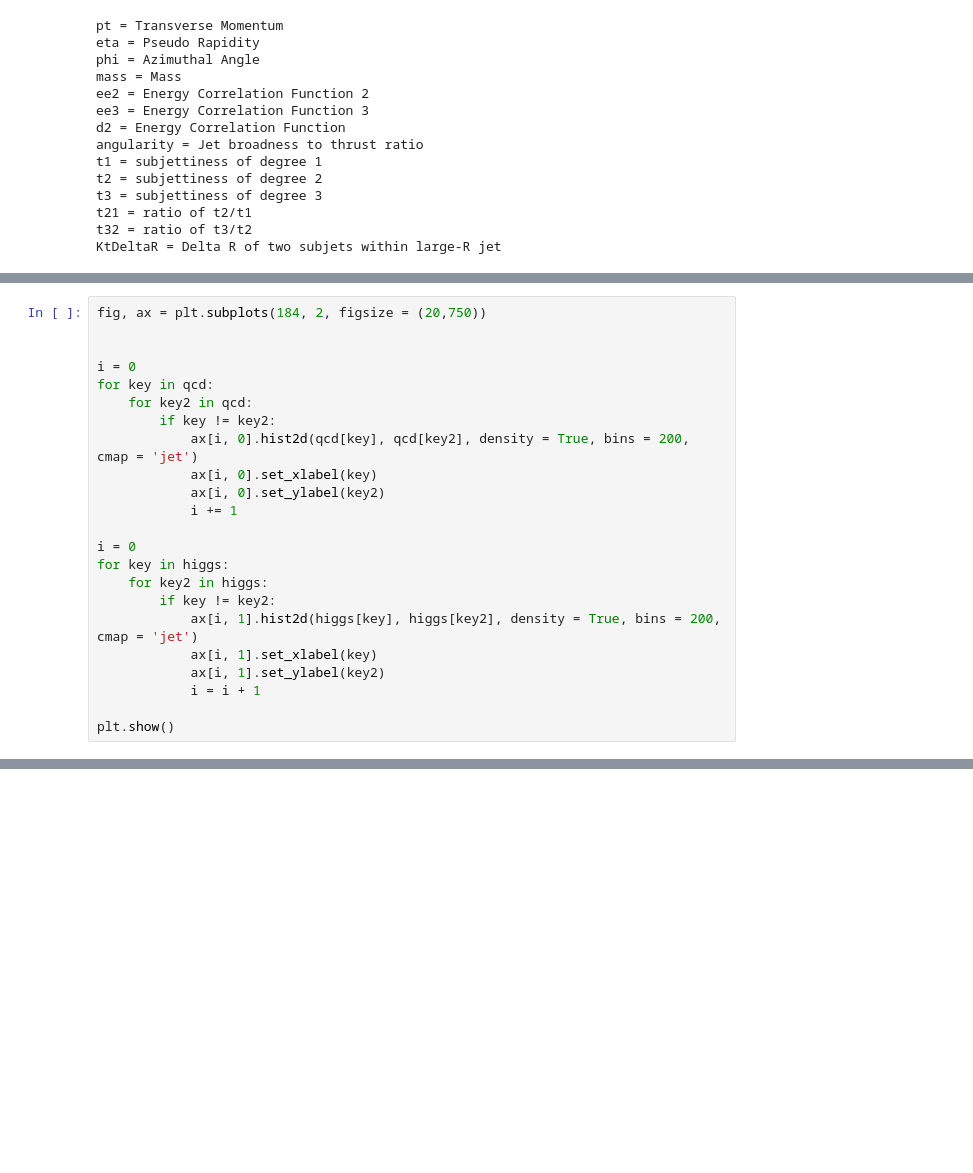
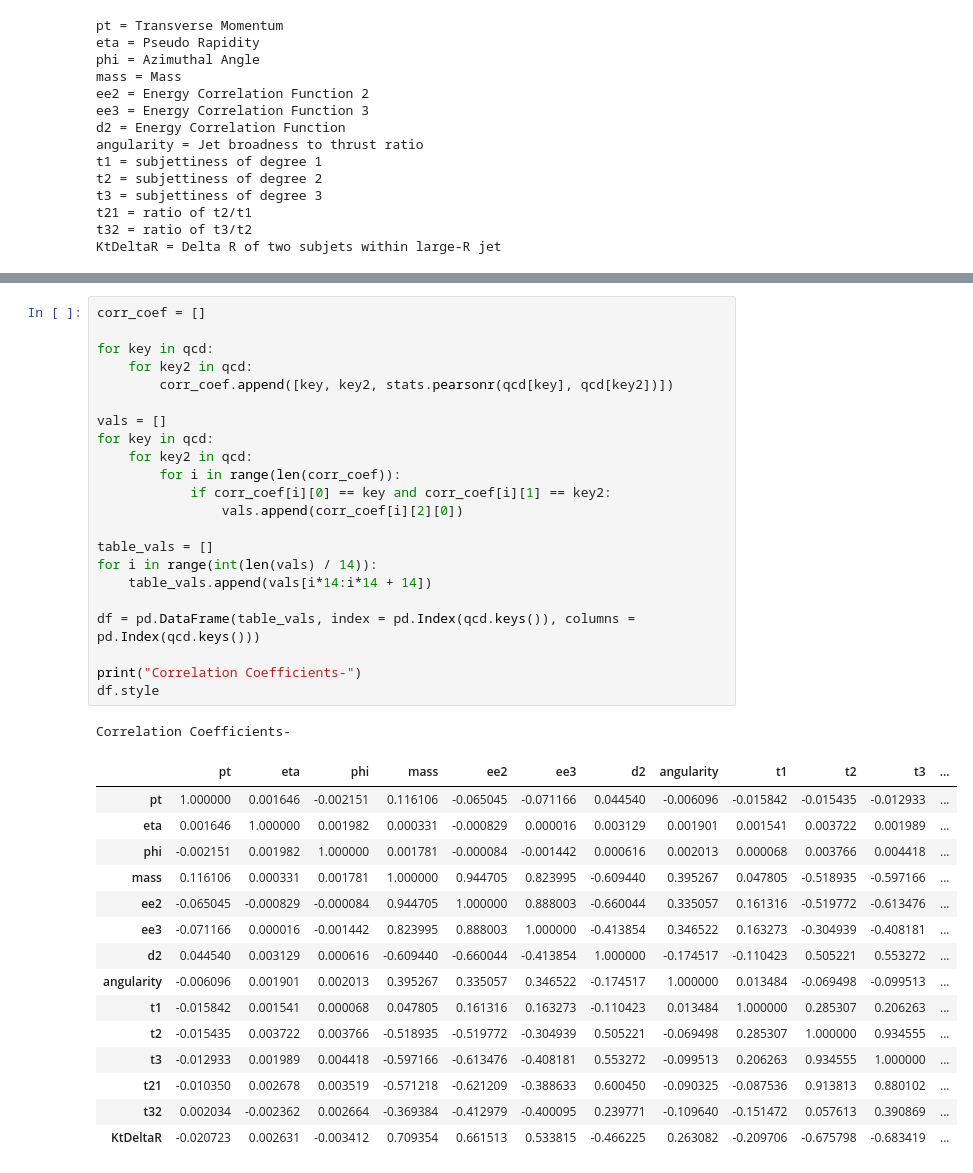
Before and after one commit to jarods00/PHYS434, a Jupyter notebook: Lab 5.ipynb, the cells around one changed output, grey strips where cells are left out. Cells and saved outputs as stored; diff of their text form; blank space fills up the shorter version.

```diff
--- a/Lab 5.ipynb
+++ b/Lab 5.ipynb
@@ -63,23 +100,0 @@ for key in higgs:
-# %%
-fig, ax = plt.subplots(184, 2, figsize = (20,750))
-
-
-i = 0
-for key in qcd:
-    for key2 in qcd:
-        if key != key2:
-            ax[i, 0].hist2d(qcd[key], qcd[key2], density = True, bins = 200, cmap = 'jet')
-            ax[i, 0].set_xlabel(key)
-            ax[i, 0].set_ylabel(key2)
-            i += 1
-
-i = 0
-for key in higgs:
-    for key2 in higgs:
-        if key != key2:
-            ax[i, 1].hist2d(higgs[key], higgs[key2], density = True, bins = 200, cmap = 'jet')
-            ax[i, 1].set_xlabel(key)
-            ax[i, 1].set_ylabel(key2)
-            i = i + 1
-
-plt.show()
@@ -219,0 +101,39 @@ plt.show()
+# %%
+corr_coef = []
+
+for key in qcd:
+    for key2 in qcd:
+        corr_coef.append([key, key2, stats.pearsonr(qcd[key], qcd[key2])])
+
+vals = []
+for key in qcd:
+    for key2 in qcd:
+        for i in range(len(corr_coef)):
+            if corr_coef[i][0] == key and corr_coef[i][1] == key2:
+                vals.append(corr_coef[i][2][0])
+
+table_vals = []
+for i in range(int(len(vals) / 14)):
+    table_vals.append(vals[i*14:i*14 + 14])
+
+df = pd.DataFrame(table_vals, index = pd.Index(qcd.keys()), columns = pd.Index(qcd.keys()))
+
+print("Correlation Coefficients-")
+df.style
+# %% [output]
+Correlation Coefficients-
+|  | pt | eta | phi | mass | ee2 | ee3 | d2 | angularity | t1 | t2 | t3 | ... |
+| pt | 1.000000 | 0.001646 | -0.002151 | 0.116106 | -0.065045 | -0.071166 | 0.044540 | -0.006096 | -0.015842 | -0.015435 | -0.012933 | ... |
+| eta | 0.001646 | 1.000000 | 0.001982 | 0.000331 | -0.000829 | 0.000016 | 0.003129 | 0.001901 | 0.001541 | 0.003722 | 0.001989 | ... |
+| phi | -0.002151 | 0.001982 | 1.000000 | 0.001781 | -0.000084 | -0.001442 | 0.000616 | 0.002013 | 0.000068 | 0.003766 | 0.004418 | ... |
+| mass | 0.116106 | 0.000331 | 0.001781 | 1.000000 | 0.944705 | 0.823995 | -0.609440 | 0.395267 | 0.047805 | -0.518935 | -0.597166 | ... |
+| ee2 | -0.065045 | -0.000829 | -0.000084 | 0.944705 | 1.000000 | 0.888003 | -0.660044 | 0.335057 | 0.161316 | -0.519772 | -0.613476 | ... |
+| ee3 | -0.071166 | 0.000016 | -0.001442 | 0.823995 | 0.888003 | 1.000000 | -0.413854 | 0.346522 | 0.163273 | -0.304939 | -0.408181 | ... |
+| d2 | 0.044540 | 0.003129 | 0.000616 | -0.609440 | -0.660044 | -0.413854 | 1.000000 | -0.174517 | -0.110423 | 0.505221 | 0.553272 | ... |
+| angularity | -0.006096 | 0.001901 | 0.002013 | 0.395267 | 0.335057 | 0.346522 | -0.174517 | 1.000000 | 0.013484 | -0.069498 | -0.099513 | ... |
+| t1 | -0.015842 | 0.001541 | 0.000068 | 0.047805 | 0.161316 | 0.163273 | -0.110423 | 0.013484 | 1.000000 | 0.285307 | 0.206263 | ... |
+| t2 | -0.015435 | 0.003722 | 0.003766 | -0.518935 | -0.519772 | -0.304939 | 0.505221 | -0.069498 | 0.285307 | 1.000000 | 0.934555 | ... |
+| t3 | -0.012933 | 0.001989 | 0.004418 | -0.597166 | -0.613476 | -0.408181 | 0.553272 | -0.099513 | 0.206263 | 0.934555 | 1.000000 | ... |
+| t21 | -0.010350 | 0.002678 | 0.003519 | -0.571218 | -0.621209 | -0.388633 | 0.600450 | -0.090325 | -0.087536 | 0.913813 | 0.880102 | ... |
+| t32 | 0.002034 | -0.002362 | 0.002664 | -0.369384 | -0.412979 | -0.400095 | 0.239771 | -0.109640 | -0.151472 | 0.057613 | 0.390869 | ... |
+| KtDeltaR | -0.020723 | 0.002631 | -0.003412 | 0.709354 | 0.661513 | 0.533815 | -0.466225 | 0.263082 | -0.209706 | -0.675798 | -0.683419 | ... |
```
Also changed, not shown: parts of 20 cells of this notebook.
